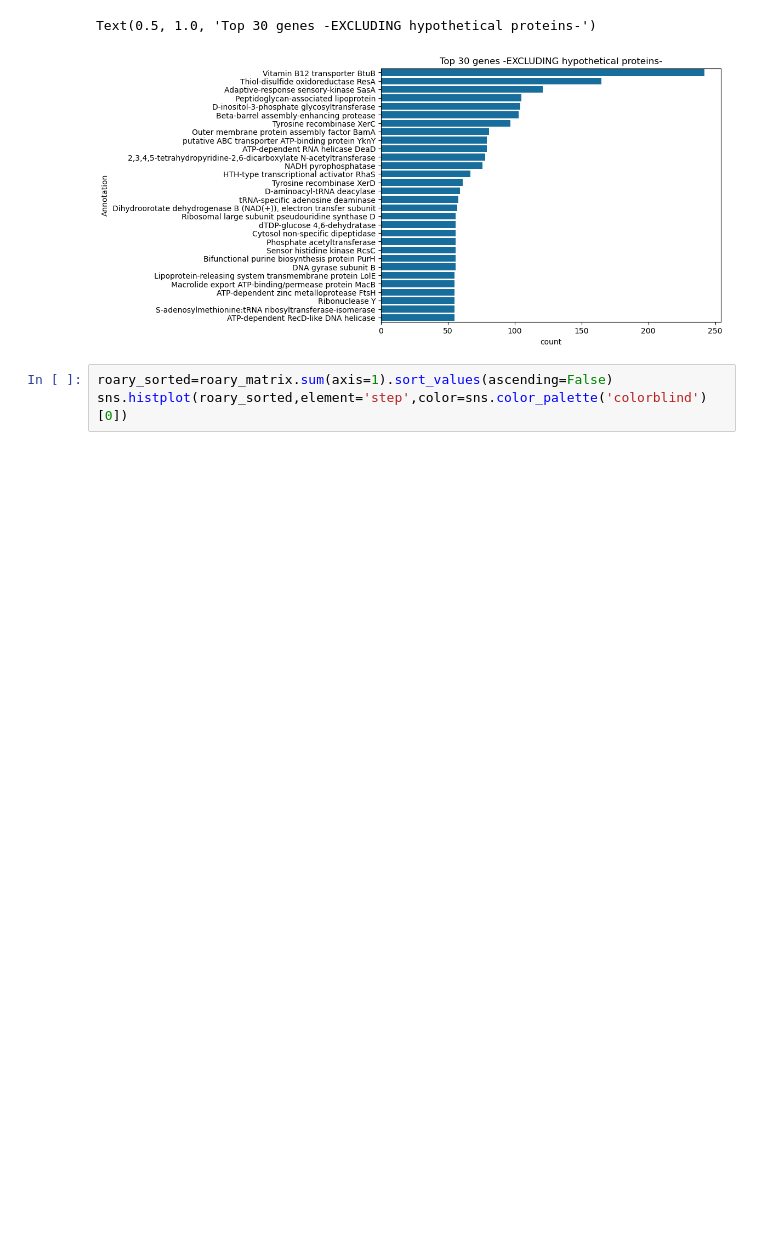
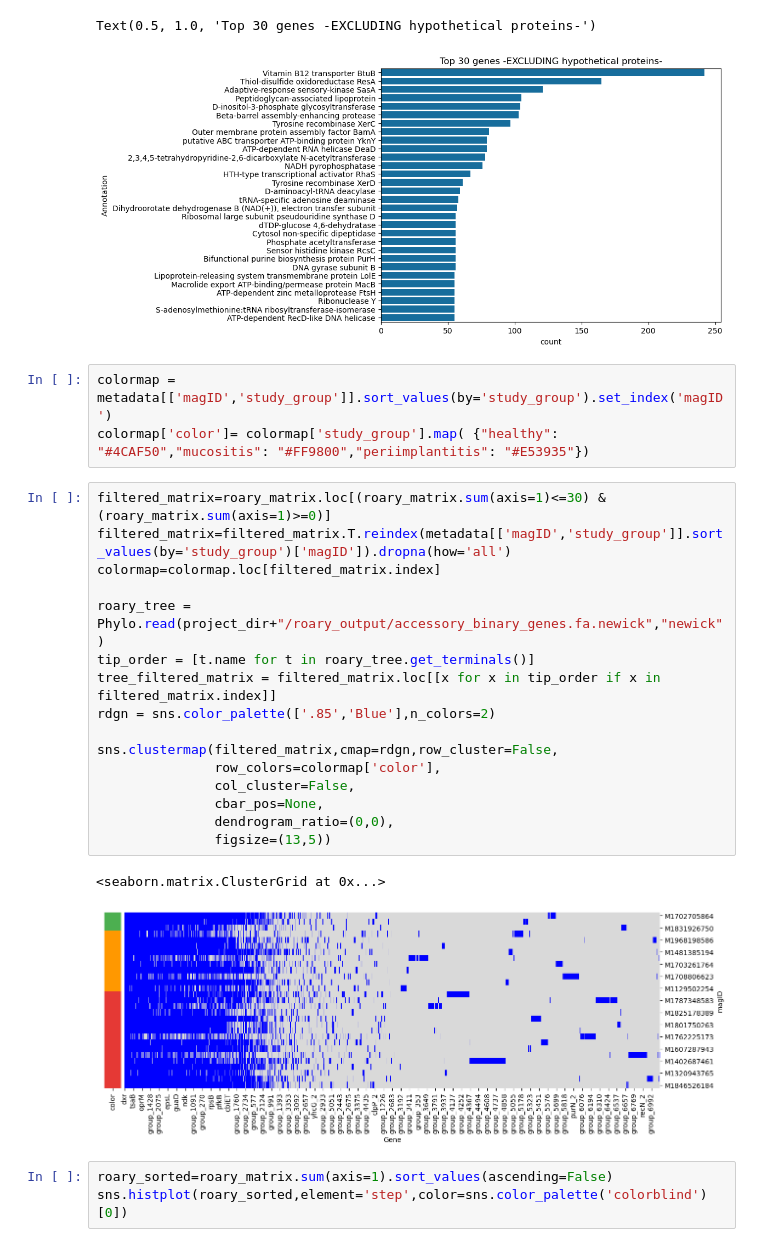
Before and after one commit to GentleHoney/Genomics_Project, a Jupyter notebook: proj_tmp.ipynb, the cells around one changed output. Cells and saved outputs as stored; diff of their text form; blank space fills up the shorter version.

Commit message:
genes clustermap

```diff
--- a/proj_tmp.ipynb
+++ b/proj_tmp.ipynb
@@ -488,6 +513,28 @@ ax.set_title("Top 30 genes -EXCLUDING hypothetical proteins-")
 # %% [output]
 Text(0.5, 1.0, 'Top 30 genes -EXCLUDING hypothetical proteins-')
 [figure]
+# %%
+colormap = metadata[['magID','study_group']].sort_values(by='study_group').set_index('magID')
+colormap['color']= colormap['study_group'].map( {"healthy": "#4CAF50","mucositis": "#FF9800","periimplantitis": "#E53935"})
+# %%
+filtered_matrix=roary_matrix.loc[(roary_matrix.sum(axis=1)<=30) &  (roary_matrix.sum(axis=1)>=0)]
+filtered_matrix=filtered_matrix.T.reindex(metadata[['magID','study_group']].sort_values(by='study_group')['magID']).dropna(how='all')
+colormap=colormap.loc[filtered_matrix.index]
+
+roary_tree = Phylo.read(project_dir+"/roary_output/accessory_binary_genes.fa.newick","newick")
+tip_order = [t.name for t in roary_tree.get_terminals()]
+tree_filtered_matrix = filtered_matrix.loc[[x for x in tip_order if x in filtered_matrix.index]]
+rdgn = sns.color_palette(['.85','Blue'],n_colors=2)
+
+sns.clustermap(filtered_matrix,cmap=rdgn,row_cluster=False,
+               row_colors=colormap['color'],
+               col_cluster=False,
+               cbar_pos=None,
+               dendrogram_ratio=(0,0),
+               figsize=(13,5))
+# %% [output]
+<seaborn.matrix.ClusterGrid at 0x...>
+[figure, added]
 # %%
 roary_sorted=roary_matrix.sum(axis=1).sort_values(ascending=False)
 sns.histplot(roary_sorted,element='step',color=sns.color_palette('colorblind')[0])
```
Also changed, not shown: parts of 3 cells of this notebook.
